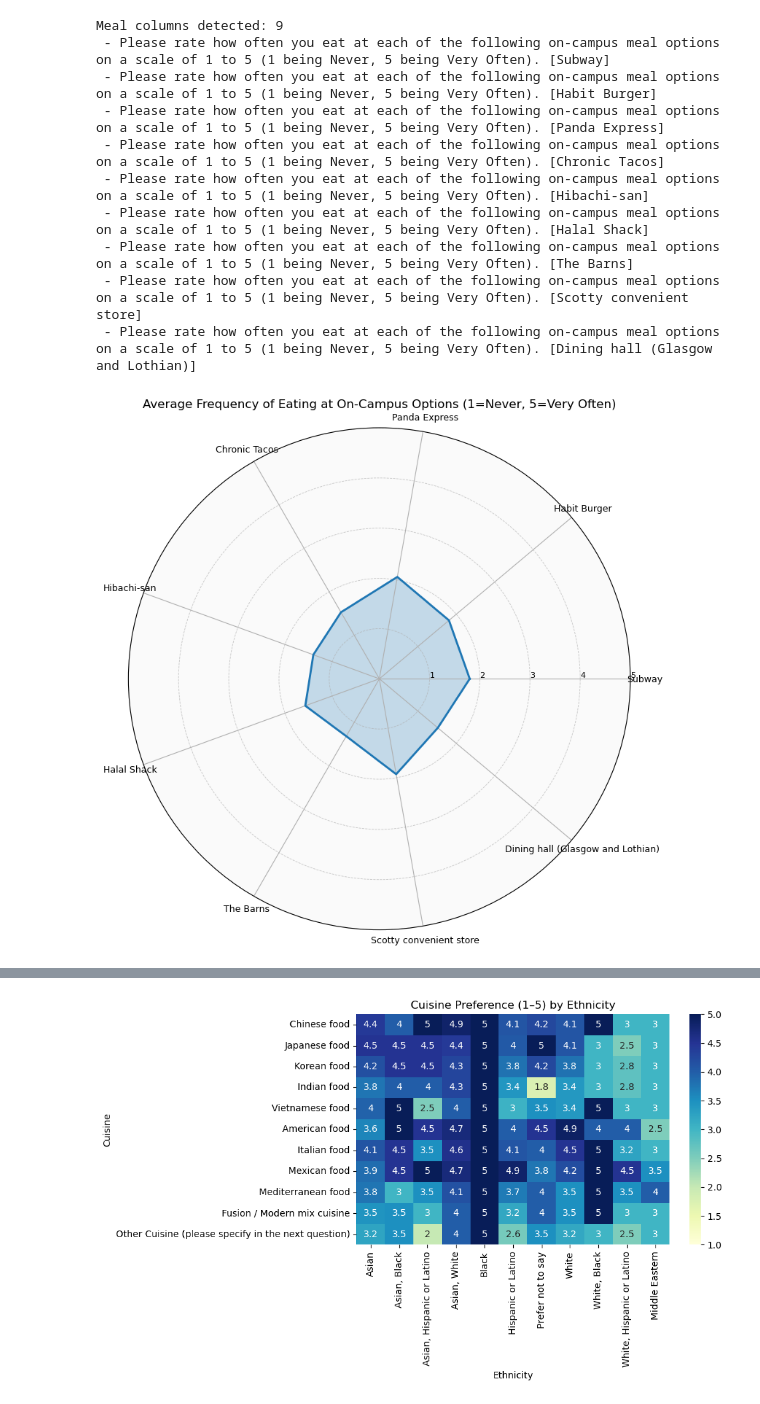
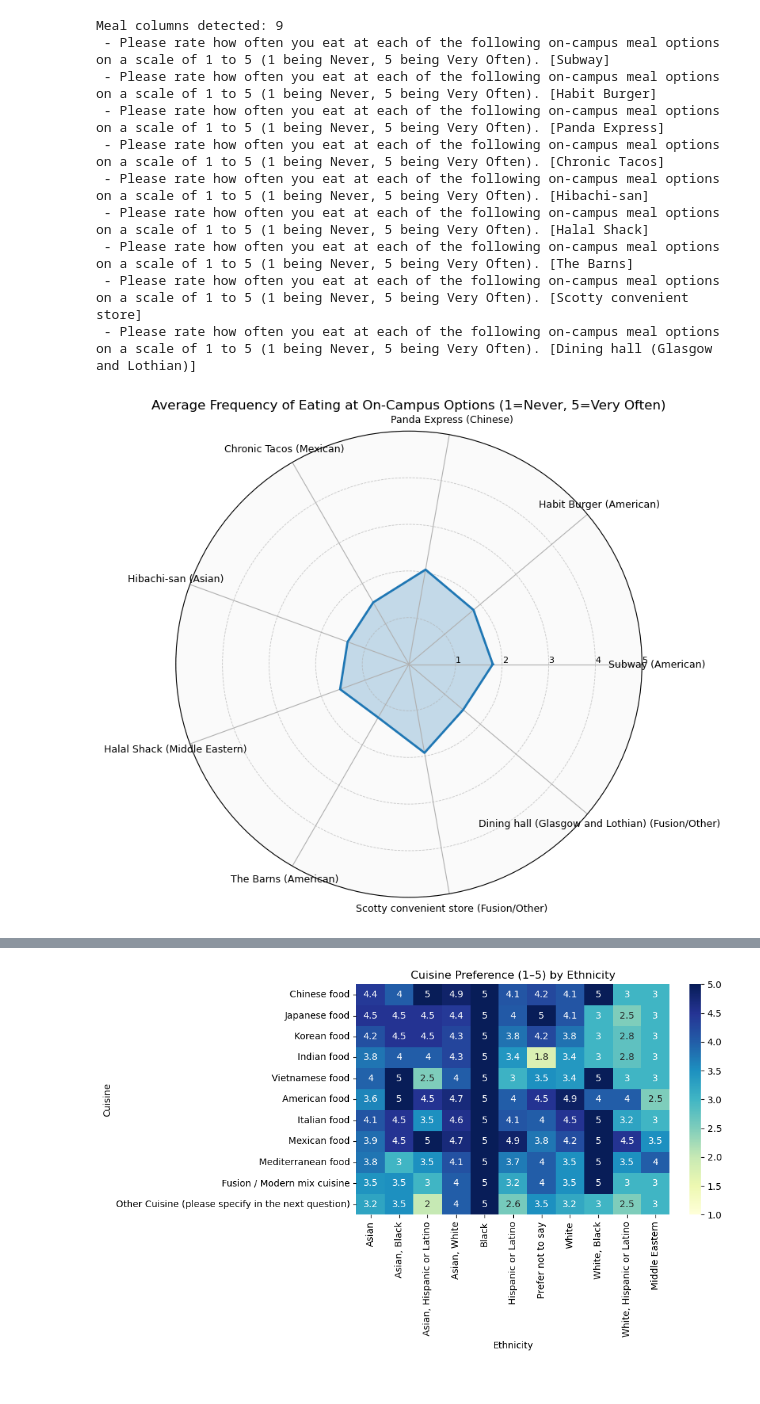
Before and after one commit to LydiaNiu/cs105_t7_miniproj, a Jupyter notebook: T7_mini_proj.ipynb, the cells around one changed output, grey strips where cells are left out. Cells and saved outputs as stored; diff of their text form; code cells hidden in the pictures.

```diff
--- a/T7_mini_proj.ipynb
+++ b/T7_mini_proj.ipynb
@@ -3,14 +3,30 @@ import pandas as pd
 import matplotlib.pyplot as plt
 import numpy as np
 
-# ---- Load ----
+# ---- Load the dataset ----
 df = pd.read_csv("responses.csv")
+
+# ---- Define restaurant-cuisine mapping ----
+# You can replace this with actual restaurant names and cuisine types
+restaurant_cuisines = {
+    "The Barns": "American",
+    "Subway": "American",
+    "Panda Express": "Chinese",
+    "Habit Burger": "American",
+    "Hibachi-san": "Asian",
+    "Chronic Tacos": "Mexican",
+    "Dining hall (Glasgow and Lothian)" : "Fusion/Other",
+    "Scotty convenient store" : "Fusion/Other",
+    "Halal Shack" : "Middle Eastern"
+    # Add more restaurants and their cuisines here
+}
 
 # ---- Select columns: on-campus meal frequency ----
 meal_cols = [
     col for col in df.columns
     if "Please rate how often you eat at each of the following on-campus meal options" in col
 ]
+
 print(f"Meal columns detected: {len(meal_cols)}")
 for c in meal_cols:
     print(" -", c)
@@ -34,8 +50,8 @@ meal_data = df[meal_cols].applymap(clean_rating)
 # ---- Compute averages (per restaurant) ----
 avg_ratings = meal_data.mean().round(2)
 
-# ---- Pretty labels (inside square brackets) ----
-labels = [col.split("[")[-1].split("]")[0] for col in meal_cols]
+# ---- Pretty labels (inside square brackets) with cuisine types ----
+labels = [f"{col.split('[')[-1].split(']')[0]} ({restaurant_cuisines.get(col.split('[')[-1].split(']')[0], 'Unknown')})" for col in meal_cols]
 
 # ---- Radar prep ----
 values = avg_ratings.values.tolist()
@@ -51,32 +67,32 @@ ax = plt.subplot(111, polar=True)
 ax.plot(angles, values, linewidth=2, linestyle="solid", color="#1f77b4")
 ax.fill(angles, values, alpha=0.25, color="#1f77b4")
 
 # ---- Axis labels ----
 ax.set_xticks(angles[:-1])
 ax.set_xticklabels(labels, fontsize=9)
 
 # ---- Set explicit floor/ceiling and tick marks ----
-ax.set_ylim(0, 5)
+ax.set_ylim(0, 3)
 ax.set_yticks([1, 2, 3, 4, 5])
 ax.set_yticklabels(["1", "2", "3", "4", "5"], fontsize=8)
 ax.yaxis.grid(True, linestyle="--", linewidth=0.6, alpha=0.7)
 
 # ---- Optional: emphasize visual spacing for ratings ----
 ax.set_rlabel_position(0)
 ax.set_facecolor("#fafafa")
 
 plt.title("Average Frequency of Eating at On-Campus Options (1=Never, 5=Very Often)", pad=20)
 plt.tight_layout()
 plt.show()
 # %% [output]
 Meal columns detected: 9
  - Please rate how often you eat at each of the following on-campus meal options on a scale of 1 to 5 (1 being Never, 5 being Very Often). [Subway]
  - Please rate how often you eat at each of the following on-campus meal options on a scale of 1 to 5 (1 being Never, 5 being Very Often). [Habit Burger]
  - Please rate how often you eat at each of the following on-campus meal options on a scale of 1 to 5 (1 being Never, 5 being Very Often). [Panda Express]
  - Please rate how often you eat at each of the following on-campus meal options on a scale of 1 to 5 (1 being Never, 5 being Very Often). [Chronic Tacos]
  - Please rate how often you eat at each of the following on-campus meal options on a scale of 1 to 5 (1 being Never, 5 being Very Often). [Hibachi-san]
  - Please rate how often you eat at each of the following on-campus meal options on a scale of 1 to 5 (1 being Never, 5 being Very Often). [Halal Shack]
  - Please rate how often you eat at each of the following on-campus meal options on a scale of 1 to 5 (1 being Never, 5 being Very Often). [The Barns]
  - Please rate how often you eat at each of the following on-campus meal options on a scale of 1 to 5 (1 being Never, 5 being Very Often). [Scotty convenient store]
  - Please rate how often you eat at each of the following on-campus meal options on a scale of 1 to 5 (1 being Never, 5 being Very Often). [Dining hall (Glasgow and Lothian)]
-[figure, old version]
+[figure, new version]
```
Also changed, not shown: parts of 3 cells of this notebook.
